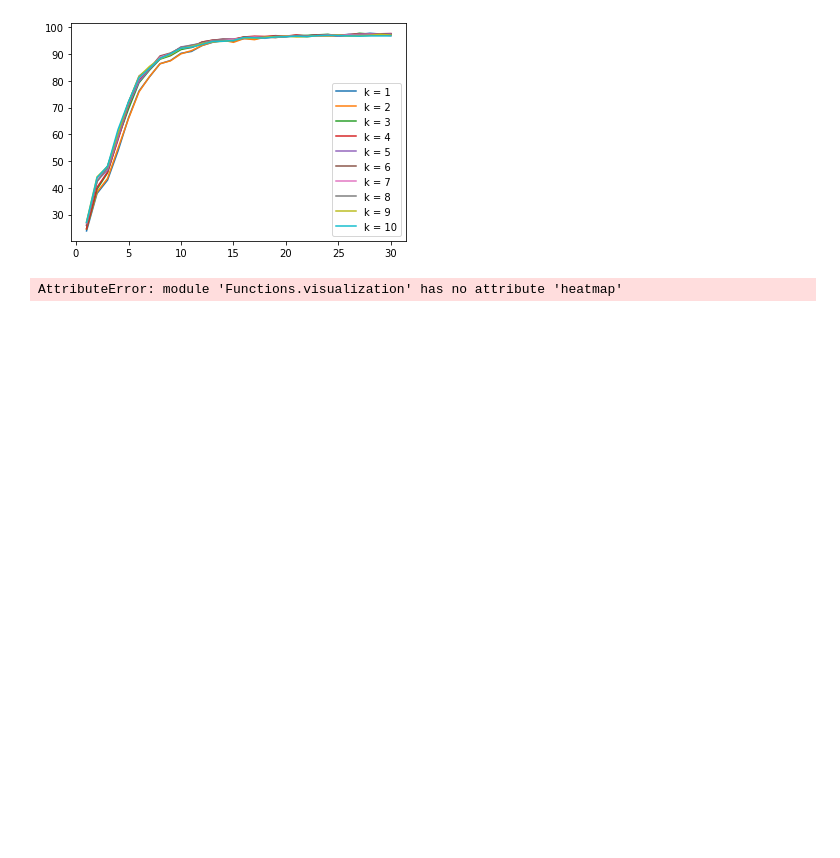
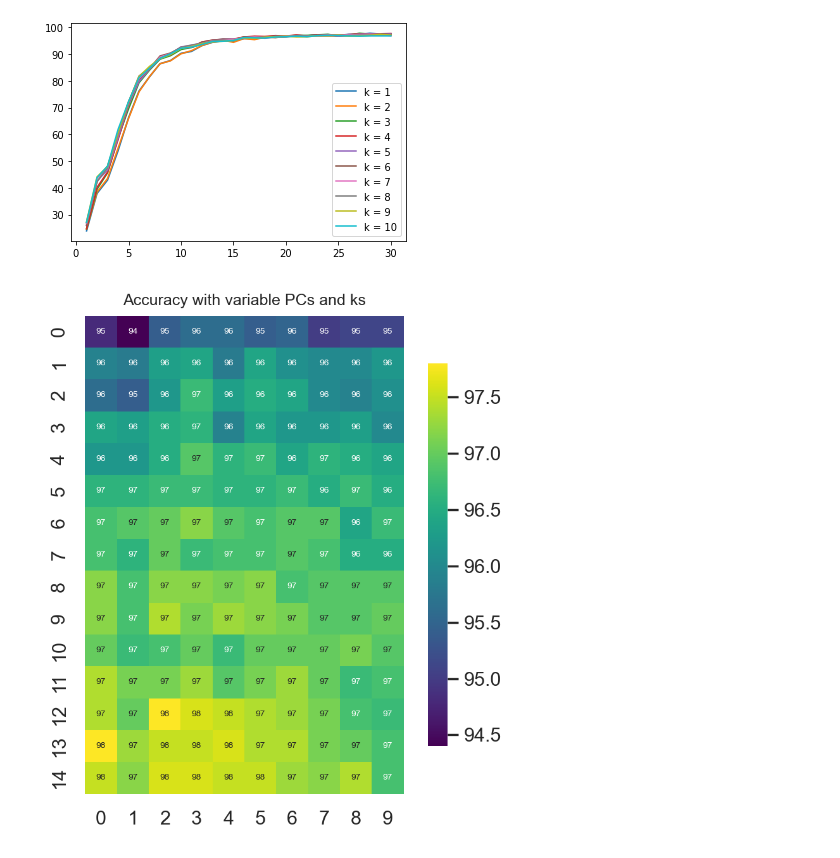
Before and after one commit to datascience-mobi-2022/2022-topic-01-team-02, a Jupyter notebook: new_.ipynb, the cells around one changed output. Saved outputs shown, nothing was run; the diff lists cells and outputs as text; code cells hidden in the pictures; blank space fills up the shorter version.

```diff
--- a/new_.ipynb
+++ b/new_.ipynb
@@ -133,7 +133,13 @@ plt.legend()
 # %% [output]
 <matplotlib.legend.Legend at 0x...>
 [figure]
+# %%
+def heatmap(arr, name = 'variable parts'):
+    arr_df = pd.DataFrame(arr)
+    sb.set(rc={"figure.dpi":200, "figure.figsize":(5, 5)})
+    sb.heatmap(arr_df, cmap="viridis", annot=True, annot_kws={"size": 5}, square=True, cbar_kws={"shrink": 0.8})
+    plt.title(f'Accuracy with variable {name}', fontsize =9)
 # %%
-vis.heatmap(val_arr, name = 'PCs and ks')
+heatmap(val_arr[14:29,:], name = 'PCs and ks')
 # %% [output]
-AttributeError: module 'Functions.visualization' has no attribute 'heatmap'
+[figure, added]
```
Also changed, not shown: 1 other file.
